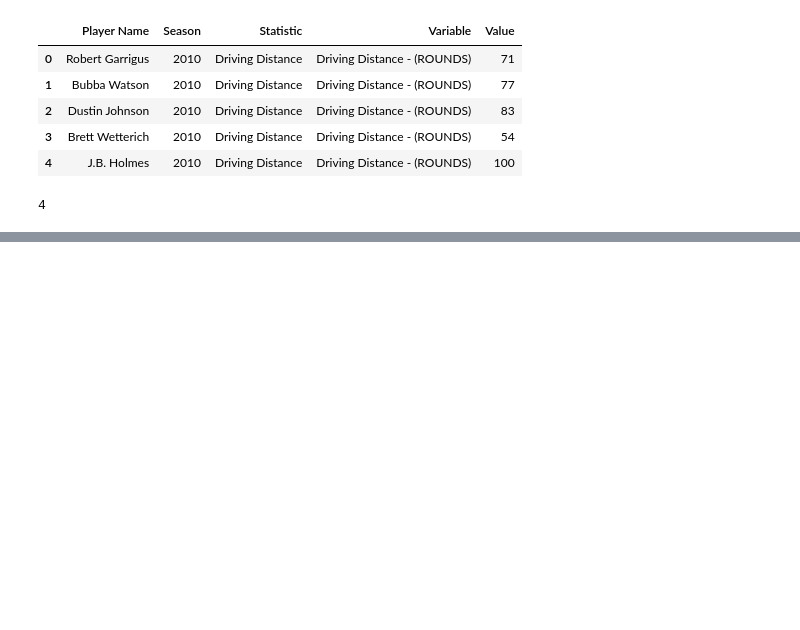
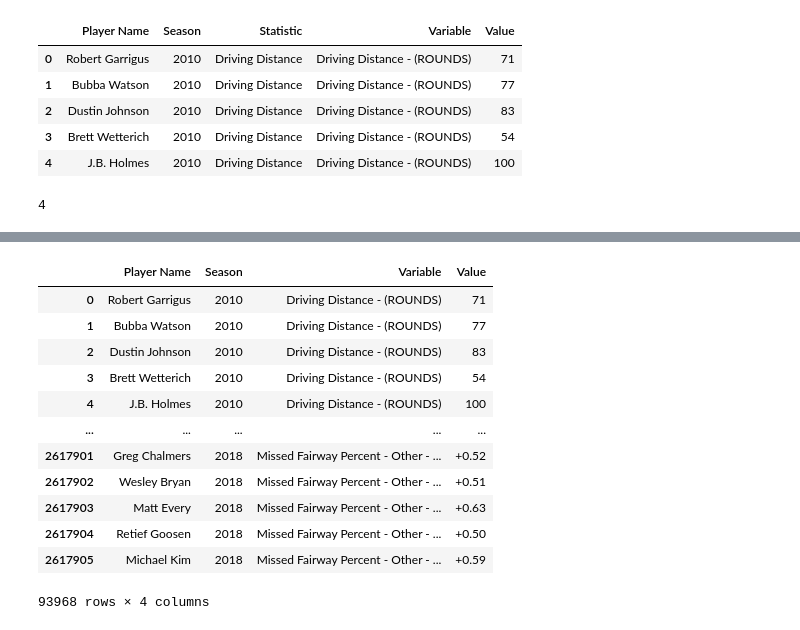
Before and after one commit to robertworkbuckley/DS-Unit-2-Applied-Modeling, a Jupyter notebook: module1-define-ml-problems/LS_DS_231_assignment.ipynb, the cells around one changed output, grey strips where cells are left out. Drawn from its saved outputs; the diff is of its cells as text; code cells hidden in the pictures; blank space fills up the shorter version.

```diff
--- a/module1-define-ml-problems/LS_DS_231_assignment.ipynb
+++ b/module1-define-ml-problems/LS_DS_231_assignment.ipynb
@@ -156,0 +254,16 @@ bw_driving
+# %%
+testdriving.drop(columns='Statistic')
+# %% [output]
+|  | Player Name | Season | Variable | Value |
+| 0 | Robert Garrigus | 2010 | Driving Distance - (ROUNDS) | 71 |
+| 1 | Bubba Watson | 2010 | Driving Distance - (ROUNDS) | 77 |
+| 2 | Dustin Johnson | 2010 | Driving Distance - (ROUNDS) | 83 |
+| 3 | Brett Wetterich | 2010 | Driving Distance - (ROUNDS) | 54 |
+| 4 | J.B. Holmes | 2010 | Driving Distance - (ROUNDS) | 100 |
+| ... | ... | ... | ... | ... |
+| 2617901 | Greg Chalmers | 2018 | Missed Fairway Percent - Other - ... | +0.52 |
+| 2617902 | Wesley Bryan | 2018 | Missed Fairway Percent - Other - ... | +0.51 |
+| 2617903 | Matt Every | 2018 | Missed Fairway Percent - Other - ... | +0.63 |
+| 2617904 | Retief Goosen | 2018 | Missed Fairway Percent - Other - ... | +0.50 |
+| 2617905 | Michael Kim | 2018 | Missed Fairway Percent - Other - ... | +0.59 |
+93968 rows × 4 columns
```
Also changed, not shown: parts of 14 cells of this notebook, 1 other file.
